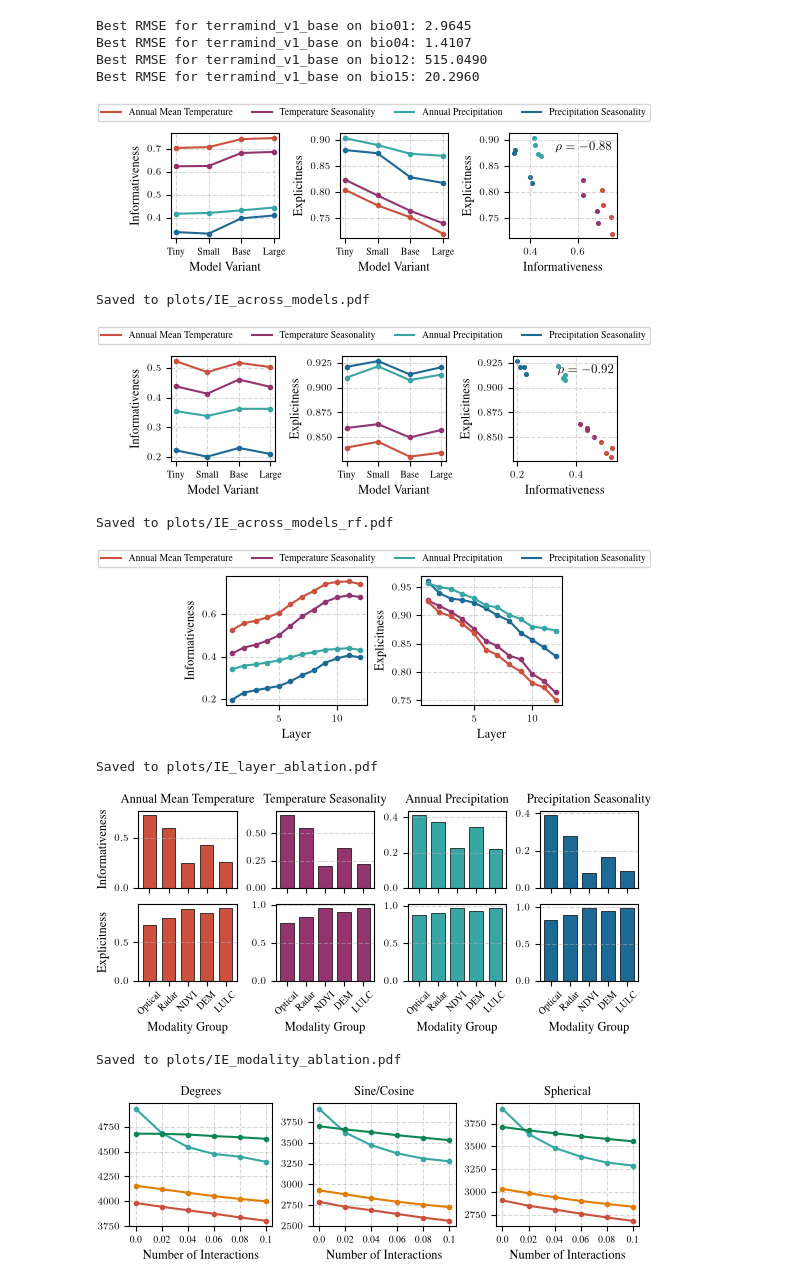
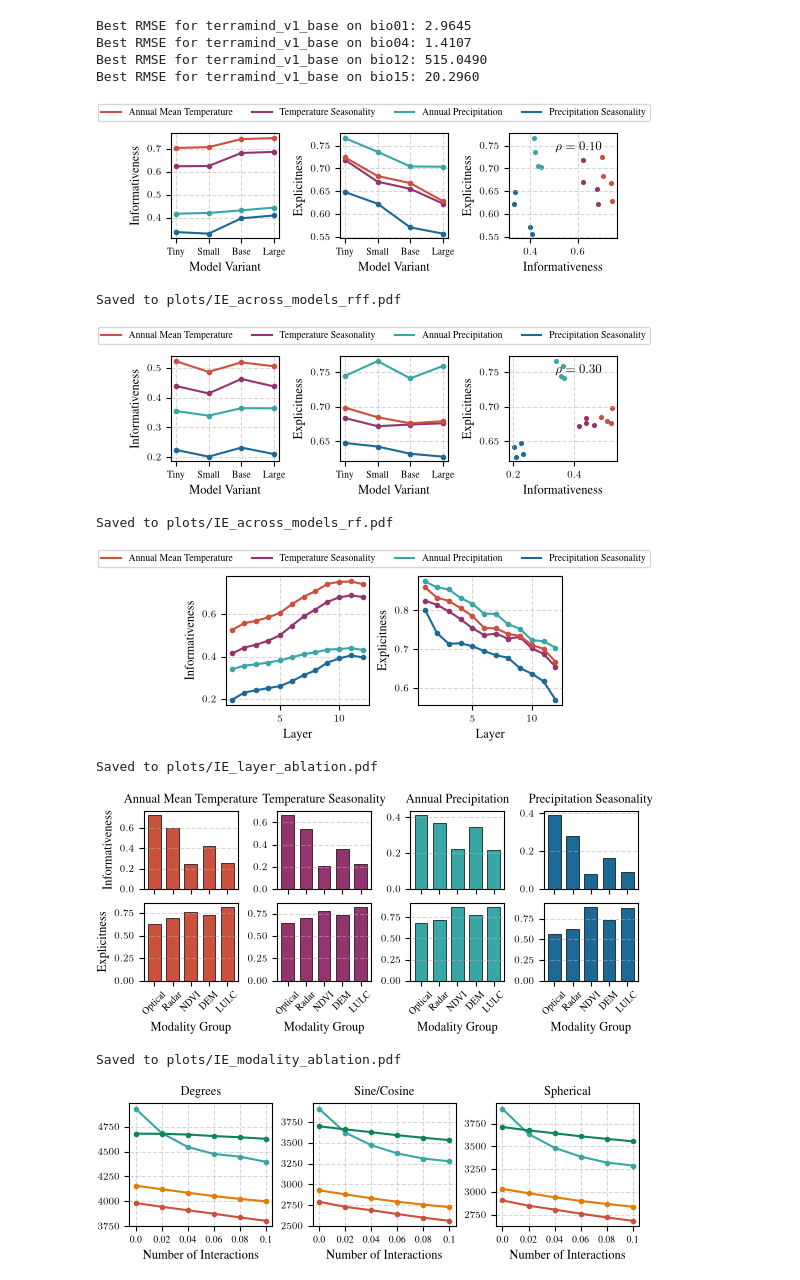
Before and after one commit to kdybek/terramind_probing, a Jupyter notebook: plots.ipynb, the cells around one changed output. Cells and saved outputs as stored; diff of their text form; code cells hidden in the pictures.

Commit message:
updated results

```diff
--- a/plots.ipynb
+++ b/plots.ipynb
@@ -286,15 +317,6 @@ plt.rcParams.update({
 df = pd.read_csv(RESULTS_PATH)
 
 os.makedirs("plots", exist_ok=True)
-
-def summarize(results, metric):
-    best = min(results)
-
-    if metric == "Informativeness":
-        return 1 - best
-    elif metric == "Explicitness":
-        aulcc = np.trapezoid(np.array(results) - best, dx=1)
-        return 1 - aulcc / (len(results) - 1)
 
 cache = {}
 
@@ -324,7 +346,7 @@ for ax, metric in zip(axes[:2], ["Informativeness", "Explicitness"], strict=True
                 los.append(lower_ci)
                 his.append(upper_ci)
 
-            value = summarize(means, metric)
+            value = summarize(means, metric, tgt)
             values.append(value)
             cache[(model, tgt, metric)] = value
 
@@ -382,8 +404,8 @@ plt.savefig("plots/IE_across_models_rff.pdf", bbox_inches="tight")
 plt.show()
 print("\nSaved to plots/IE_across_models_rff.pdf")
 # %% [output]
-[figure, old version]
+[figure, new version]
-Saved to plots/IE_across_models.pdf
+Saved to plots/IE_across_models_rff.pdf
 # %%
 import os
 import numpy as np
@@ -411,15 +433,6 @@ plt.rcParams.update({
 df = pd.read_csv(RESULTS_PATH)
 
 os.makedirs("plots", exist_ok=True)
-
-def summarize(results, metric):
-    best = min(results)
-
-    if metric == "Informativeness":
-        return 1 - best
-    elif metric == "Explicitness":
-        aulcc = np.trapezoid(np.array(results) - best, dx=1)
-        return 1 - aulcc / (len(results) - 1)
 
 cache = {}
 
@@ -449,7 +462,7 @@ for ax, metric in zip(axes[:2], ["Informativeness", "Explicitness"], strict=True
                 los.append(lower_ci)
                 his.append(upper_ci)
 
-            value = summarize(means, metric)
+            value = summarize(means, metric, tgt)
             values.append(value)
             cache[(model, tgt, metric)] = value
 
@@ -507,7 +520,7 @@ plt.savefig("plots/IE_across_models_rf.pdf", bbox_inches="tight")
 plt.show()
 print("\nSaved to plots/IE_across_models_rf.pdf")
 # %% [output]
-[figure, old version]
+[figure, new version]
 Saved to plots/IE_across_models_rf.pdf
 # %%
 import os
@@ -536,15 +549,6 @@ plt.rcParams.update({
 df = pd.read_csv(RESULTS_PATH)
 
 os.makedirs("plots", exist_ok=True)
-
-def summarize(results, metric):
-    best = min(results)
-
-    if metric == "Informativeness":
-        return 1 - best
-    elif metric == "Explicitness":
-        aulcc = np.trapezoid(np.array(results) - best, dx=1)
-        return 1 - aulcc / (len(results) - 1)
 
 base_model = "terramind_v1_base"
 
@@ -574,7 +578,7 @@ for ax, metric in zip(axes, ["Informativeness", "Explicitness"], strict=True):
                 los.append(lower_ci)
                 his.append(upper_ci)
 
-            value = summarize(means, metric)
+            value = summarize(means, metric, tgt)
             values.append(value)
 
         x = np.arange(NUM_LAYERS_DICT[base_model])
@@ -590,7 +594,7 @@ plt.savefig("plots/IE_layer_ablation.pdf", bbox_inches="tight")
 plt.show()
 print("\nSaved to plots/IE_layer_ablation.pdf")
 # %% [output]
-[figure, old version]
+[figure, new version]
 Saved to plots/IE_layer_ablation.pdf
 # %%
 import os
@@ -619,15 +623,6 @@ plt.rcParams.update({
 df = pd.read_csv(RESULTS_PATH)
 
 os.makedirs("plots", exist_ok=True)
-
-def summarize(results, metric):
-    best = min(results)
-
-    if metric == "Informativeness":
-        return 1 - best
-    elif metric == "Explicitness":
-        aulcc = np.trapezoid(np.array(results) - best, dx=1)
-        return 1 - aulcc / (len(results) - 1)
 
 base_model = "terramind_v1_base"
 
@@ -651,35 +646,35 @@ for i, (ax_, metric) in enumerate(zip(axes, ["Informativeness", "Explicitness"],
 
                 assert len(sub_df) == NUM_FOLDS, f"Expected {NUM_FOLDS} folds, but got {len(sub_df)} for model={base_model}, rff_component_count={rff_component_count}, target={tgt}, layer={layer}"
 
                 scores = sub_df['val_rmse'].values
                 mean, lower_ci, upper_ci = mean_bootstrap_ci(scores)
                 means.append(mean)
                 los.append(lower_ci)
                 his.append(upper_ci)
 
-            value = summarize(means, metric)
+            value = summarize(means, metric, tgt)
             values.append(value)
 
         x = np.arange(len(MODALITY_GROUPS))
         ax.bar(x, values, label=TARGET_LABELS[tgt], color=TARGET_COLORS[tgt], capsize=4,
                   edgecolor="black", linewidth=0.5, width=0.7)
 
         ax.set_xticks(x)
         ax.set_xticklabels([MODALITY_GROUP_LABELS[c] for c in MODALITY_GROUPS], rotation=45, ha="center")
         if i == 0:
             ax.set_title(TARGET_LABELS[tgt])
         ax.grid(True, linestyle="--", alpha=0.5, axis="y")
 
     ax_[0].set_ylabel(metric)
 
 for ax in axes[-1]:
     ax.set_xlabel("Modality Group")
 
 plt.savefig("plots/IE_modality_ablation.pdf", bbox_inches="tight")
 plt.show()
 print("\nSaved to plots/IE_modality_ablation.pdf")
 # %% [output]
-[figure, old version]
+[figure, new version]
 Saved to plots/IE_modality_ablation.pdf
 # %%
 import os
```
Also changed, not shown: parts of 3 cells of this notebook, 3 other files.
